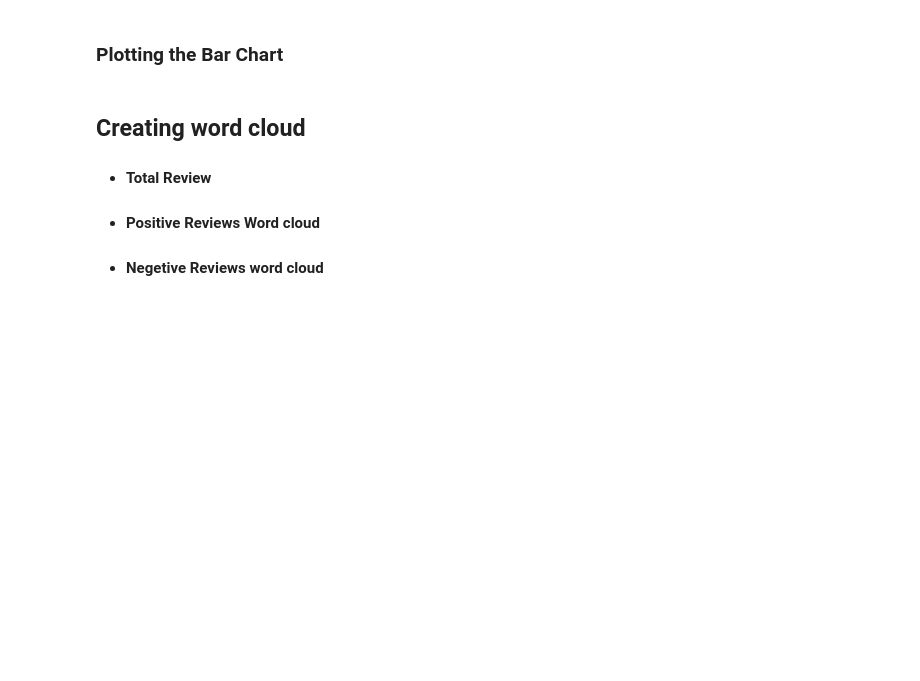
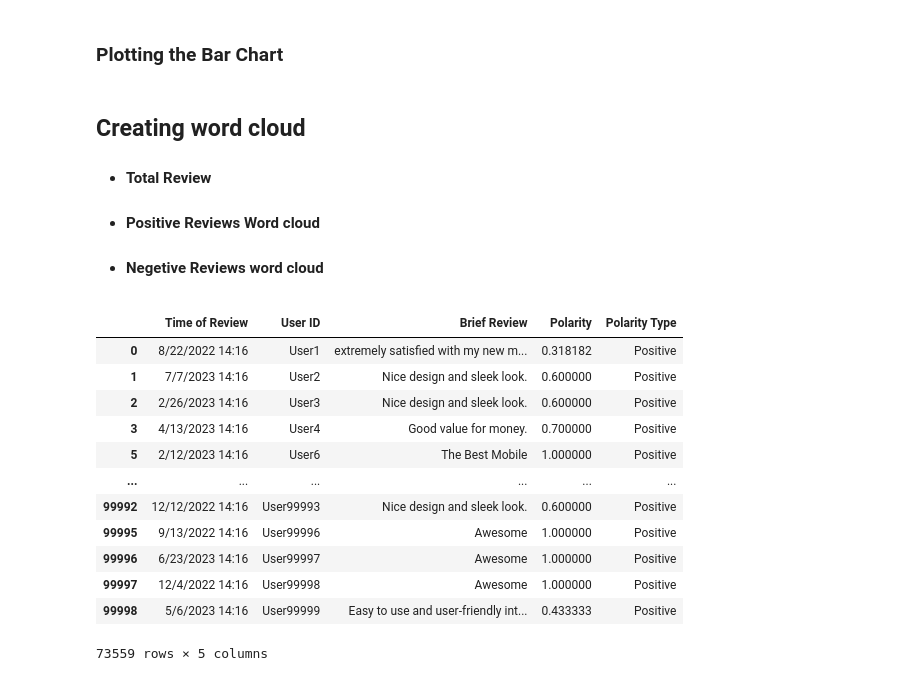
Before and after one commit to pranavsirsufale/sentiment_analysis_full_project, a Jupyter notebook: sentimnet analysis project/sentimentanaly.ipynb, the cells around one changed output. Saved outputs shown, nothing was run; the diff lists cells and outputs as text; code cells hidden in the pictures; blank space fills up the shorter version.

```diff
--- a/sentimnet analysis project/sentimentanaly.ipynb
+++ b/sentimnet analysis project/sentimentanaly.ipynb
@@ -111,3 +111,23 @@ fig.show()
 - #### Total Review
 - #### Positive Reviews Word cloud
 - #### Negetive Reviews word cloud
+# %%
+negetive_review_df = df[df['Polarity Type'] == 'Negetive']
+positive_review_df = df[df['Polarity Type'] == 'Positive']
+neutral_review_df = df[df['Polarity Type'] == 'Neutral']
+
+positive_review_df
+# %% [output]
+|  | Time of Review | User ID | Brief Review | Polarity | Polarity Type |
+| 0 | 8/22/2022 14:16 | User1 | extremely satisfied with my new m... | 0.318182 | Positive |
+| 1 | 7/7/2023 14:16 | User2 | Nice design and sleek look. | 0.600000 | Positive |
+| 2 | 2/26/2023 14:16 | User3 | Nice design and sleek look. | 0.600000 | Positive |
+| 3 | 4/13/2023 14:16 | User4 | Good value for money. | 0.700000 | Positive |
+| 5 | 2/12/2023 14:16 | User6 | The Best Mobile | 1.000000 | Positive |
+| ... | ... | ... | ... | ... | ... |
+| 99992 | 12/12/2022 14:16 | User99993 | Nice design and sleek look. | 0.600000 | Positive |
+| 99995 | 9/13/2022 14:16 | User99996 | Awesome | 1.000000 | Positive |
+| 99996 | 6/23/2023 14:16 | User99997 | Awesome | 1.000000 | Positive |
+| 99997 | 12/4/2022 14:16 | User99998 | Awesome | 1.000000 | Positive |
+| 99998 | 5/6/2023 14:16 | User99999 | Easy to use and user-friendly int... | 0.433333 | Positive |
+73559 rows × 5 columns
```
